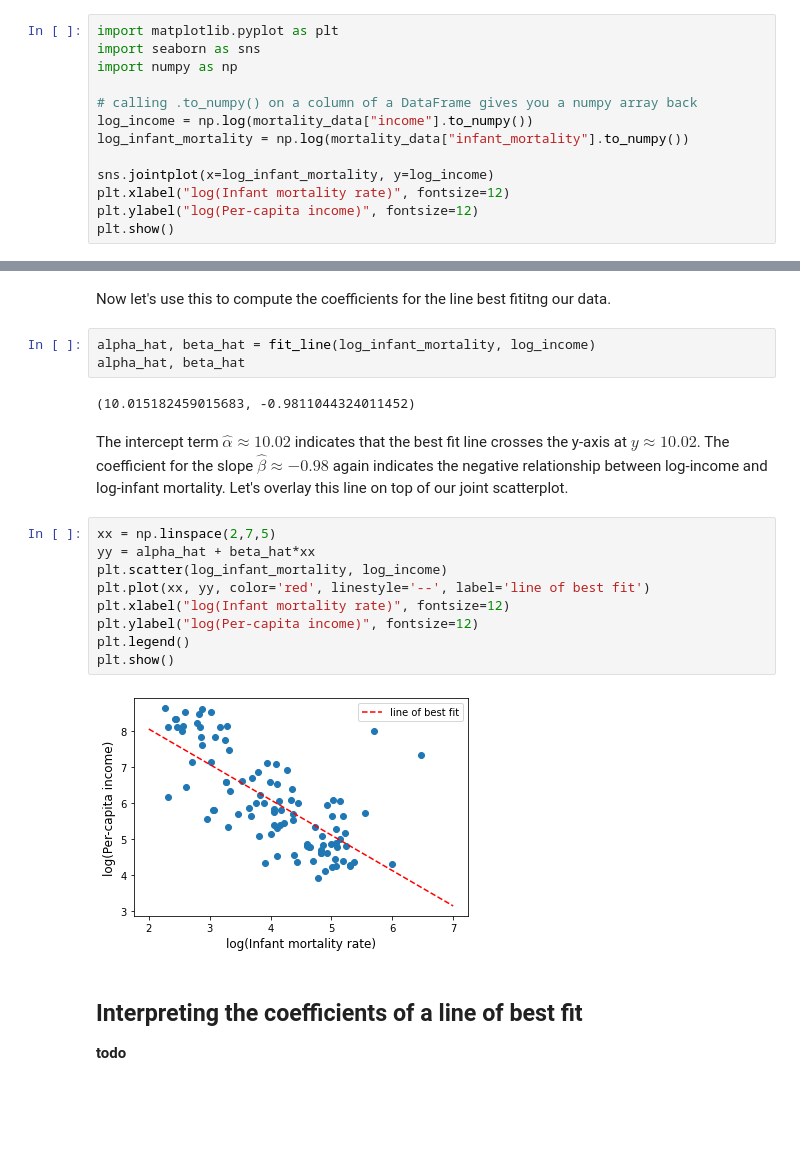
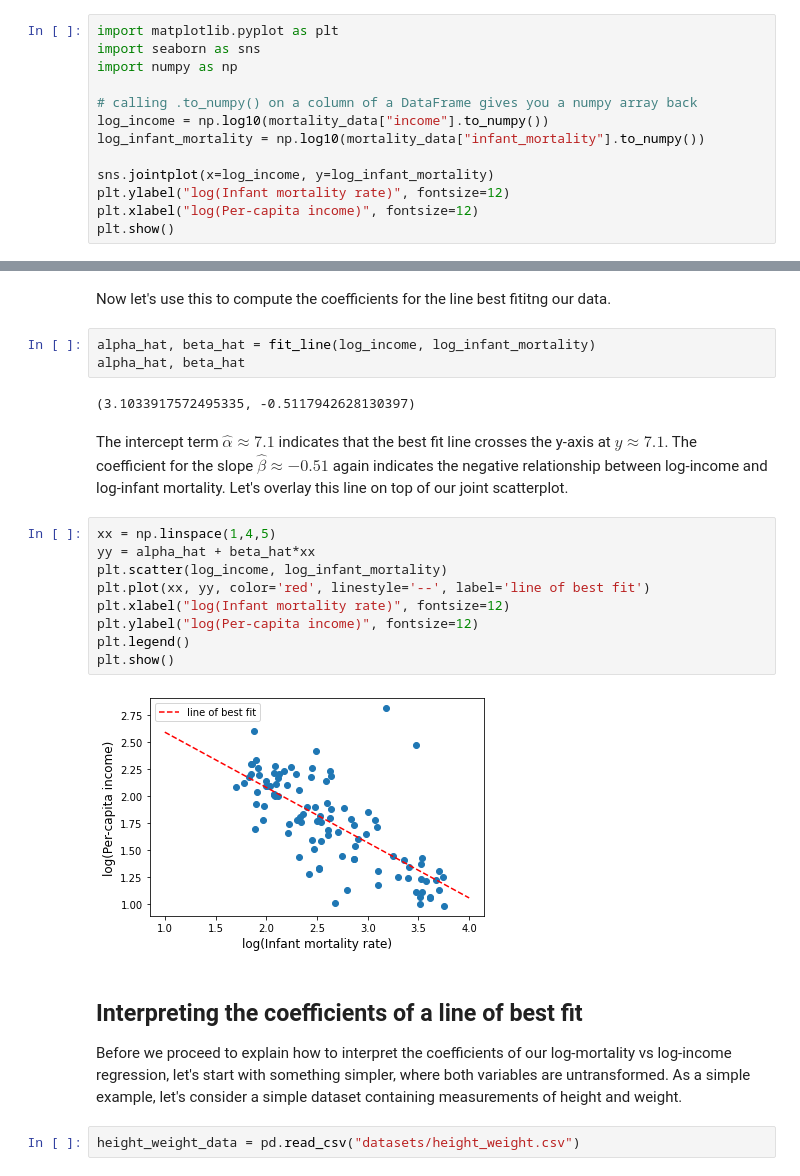
Before and after one commit to rythei/linear-models, a Jupyter notebook: _sources/content/basic_linear_regression/simple_linear_regression.ipynb, the cells around one changed output, grey strips where cells are left out. Cells and saved outputs as stored; diff of their text form; blank space fills up the shorter version.

```diff
--- a/_sources/content/basic_linear_regression/simple_linear_regression.ipynb
+++ b/_sources/content/basic_linear_regression/simple_linear_regression.ipynb
@@ -23,11 +23,11 @@ import seaborn as sns
 import numpy as np
 
 # calling .to_numpy() on a column of a DataFrame gives you a numpy array back
-log_income = np.log(mortality_data["income"].to_numpy())
-log_infant_mortality = np.log(mortality_data["infant_mortality"].to_numpy())
+log_income = np.log10(mortality_data["income"].to_numpy())
+log_infant_mortality = np.log10(mortality_data["infant_mortality"].to_numpy())
 
-sns.jointplot(x=log_infant_mortality, y=log_income)
-plt.xlabel("log(Infant mortality rate)", fontsize=12)
-plt.ylabel("log(Per-capita income)", fontsize=12)
+sns.jointplot(x=log_income, y=log_infant_mortality)
+plt.ylabel("log(Infant mortality rate)", fontsize=12)
+plt.xlabel("log(Per-capita income)", fontsize=12)
 plt.show()
 # %% [output]
@@ -133,24 +133,26 @@ def fit_line(x, y):
 # %% [markdown]
 Now let's use this to compute the coefficients for the line best fititng our data.
 # %%
-alpha_hat, beta_hat = fit_line(log_infant_mortality, log_income)
+alpha_hat, beta_hat = fit_line(log_income, log_infant_mortality)
 alpha_hat, beta_hat
 # %% [output]
-(10.015182459015683, -0.9811044324011452)
+(3.1033917572495335, -0.5117942628130397)
 # %% [markdown]
-The intercept term $\hat{\alpha} \approx 10.02$ indicates that the best fit line crosses the y-axis at $y\approx 10.02$. The coefficient for the slope $\hat{\beta} \approx -0.98$ again indicates the negative relationship between log-income and log-infant mortality. Let's overlay this line on top of our joint scatterplot.
+The intercept term $\hat{\alpha} \approx 7.1$ indicates that the best fit line crosses the y-axis at $y\approx 7.1$. The coefficient for the slope $\hat{\beta} \approx -0.51$ again indicates the negative relationship between log-income and log-infant mortality. Let's overlay this line on top of our joint scatterplot.
 # %%
-xx = np.linspace(2,7,5)
+xx = np.linspace(1,4,5)
 yy = alpha_hat + beta_hat*xx
-plt.scatter(log_infant_mortality, log_income)
+plt.scatter(log_income, log_infant_mortality)
 plt.plot(xx, yy, color='red', linestyle='--', label='line of best fit')
 plt.xlabel("log(Infant mortality rate)", fontsize=12)
 plt.ylabel("log(Per-capita income)", fontsize=12)
 plt.legend()
 plt.show()
 # %% [output]
-[figure, old version]
+[figure, new version]
-# %% [markdown]
-## Interpreting the coefficients of a line of best fit
-
-**todo**
+# %% [markdown]
+## Interpreting the coefficients of a line of best fit
+
+Before we proceed to explain how to interpret the coefficients of our log-mortality vs log-income regression, let's start with something simpler, where both variables are untransformed. As a simple example, let's consider a simple dataset containing measurements of height and weight.
+# %%
+height_weight_data = pd.read_csv("datasets/height_weight.csv")
```
Also changed, not shown: parts of 9 cells of this notebook, 29 other files.
